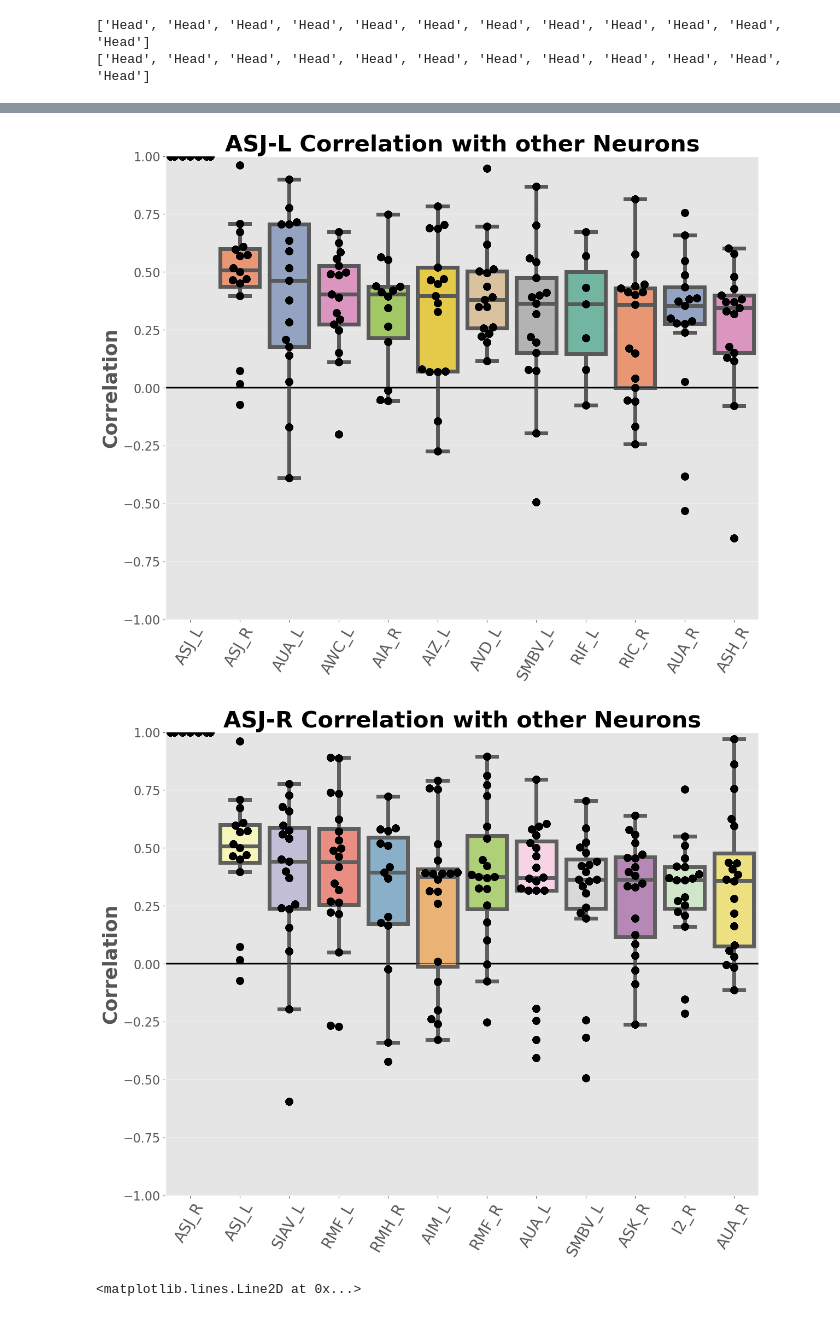
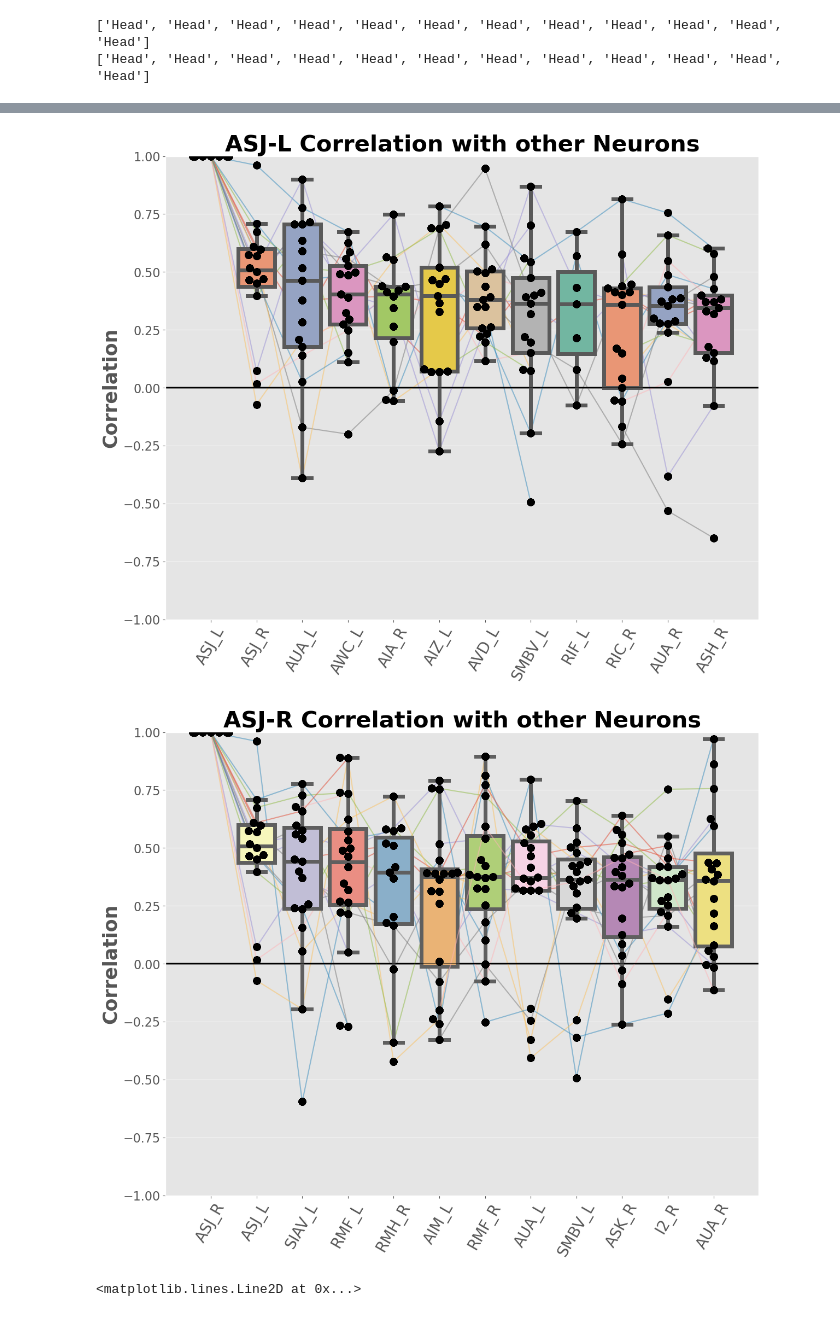
Before and after one commit to lanceman999/Gordus_scripts, a Jupyter notebook: ASJ_neuron/ASJ_neuron_correlation.ipynb, the cells around one changed output, grey strips where cells are left out. Cells and saved outputs as stored; diff of their text form; code cells hidden in the pictures.

```diff
--- a/ASJ_neuron/ASJ_neuron_correlation.ipynb
+++ b/ASJ_neuron/ASJ_neuron_correlation.ipynb
@@ -381,7 +381,7 @@ for i in top10_rank_ASJ_L.T: #this is for plotting the connecting lines, normall
     ax.set_title('ASJ-L Correlation with other Neurons', fontsize=30, weight='bold')
     sns.boxplot(data=dF_L, palette=colors1, linewidth = 5)
     sns.swarmplot(data=dF_L, size=10, color='black')
-    #ax.plot(i, alpha=0.5) #for plotting connecting lines - to look at trends of trials across neurons
+    ax.plot(i, alpha=0.5) #for plotting connecting lines - to look at trends of trials across neurons
     plt.xticks(rotation=60)
     ax.set_ylabel('Correlation', fontsize=25, weight='bold')
     ax.xaxis.set_tick_params(labelsize=20)
@@ -402,36 +402,36 @@ colors2 = sns.color_palette("Set3")
 fig, ax = plt.subplots(1,1, figsize=(14,11), facecolor='w')
 for i in top10_rank_ASJ_R.T:
     ax.set_title('ASJ-R Correlation with other Neurons', fontsize=30, weight='bold')
     sns.boxplot(data=dF_R, palette=colors2, linewidth = 5)
     sns.swarmplot(data=dF_R, size=10, color='black')
-    #ax.plot(i, alpha=0.5)
+    ax.plot(i, alpha=0.5)
     plt.xticks(rotation=60)
     ax.set_ylabel('Correlation', fontsize=25, weight='bold')
     ax.xaxis.set_tick_params(labelsize=20)
     ax.yaxis.set_tick_params(labelsize=16)
     ax.set_ylim([-1,1])
     plt.axhline(y=0, color='black', alpha=0.5)
     plt.savefig('/Users/cmdb/Desktop/GORDUS_rotation/ASJ_neuron_stuff/plots/031424_ASJ_R_Ranked_Correlations.png', dpi = 900)
 # %% [output]
 The palette list has fewer values (8) than needed (12) and will cycle, which may produce an uninterpretable plot.
   sns.boxplot(data=dF_L, palette=colors1, linewidth = 5)
 The palette list has fewer values (8) than needed (12) and will cycle, which may produce an uninterpretable plot.
   sns.boxplot(data=dF_L, palette=colors1, linewidth = 5)
 The palette list has fewer values (8) than needed (12) and will cycle, which may produce an uninterpretable plot.
   sns.boxplot(data=dF_L, palette=colors1, linewidth = 5)
 The palette list has fewer values (8) than needed (12) and will cycle, which may produce an uninterpretable plot.
   sns.boxplot(data=dF_L, palette=colors1, linewidth = 5)
 The palette list has fewer values (8) than needed (12) and will cycle, which may produce an uninterpretable plot.
   sns.boxplot(data=dF_L, palette=colors1, linewidth = 5)
 The palette list has fewer values (8) than needed (12) and will cycle, which may produce an uninterpretable plot.
   sns.boxplot(data=dF_L, palette=colors1, linewidth = 5)
 ... (26 lines left out)
 The palette list has fewer values (8) than needed (12) and will cycle, which may produce an uninterpretable plot.
   sns.boxplot(data=dF_L, palette=colors1, linewidth = 5)
 The palette list has fewer values (8) than needed (12) and will cycle, which may produce an uninterpretable plot.
   sns.boxplot(data=dF_L, palette=colors1, linewidth = 5)
-[figure, old version]
+[figure, new version]
-[figure, old version]
+[figure, new version]
 # %%
 # This is plotting ALL the correlations, and I added the medians as a red color to show
 # COLORFUL VERSION
```
Also changed, not shown: parts of 11 cells of this notebook.
